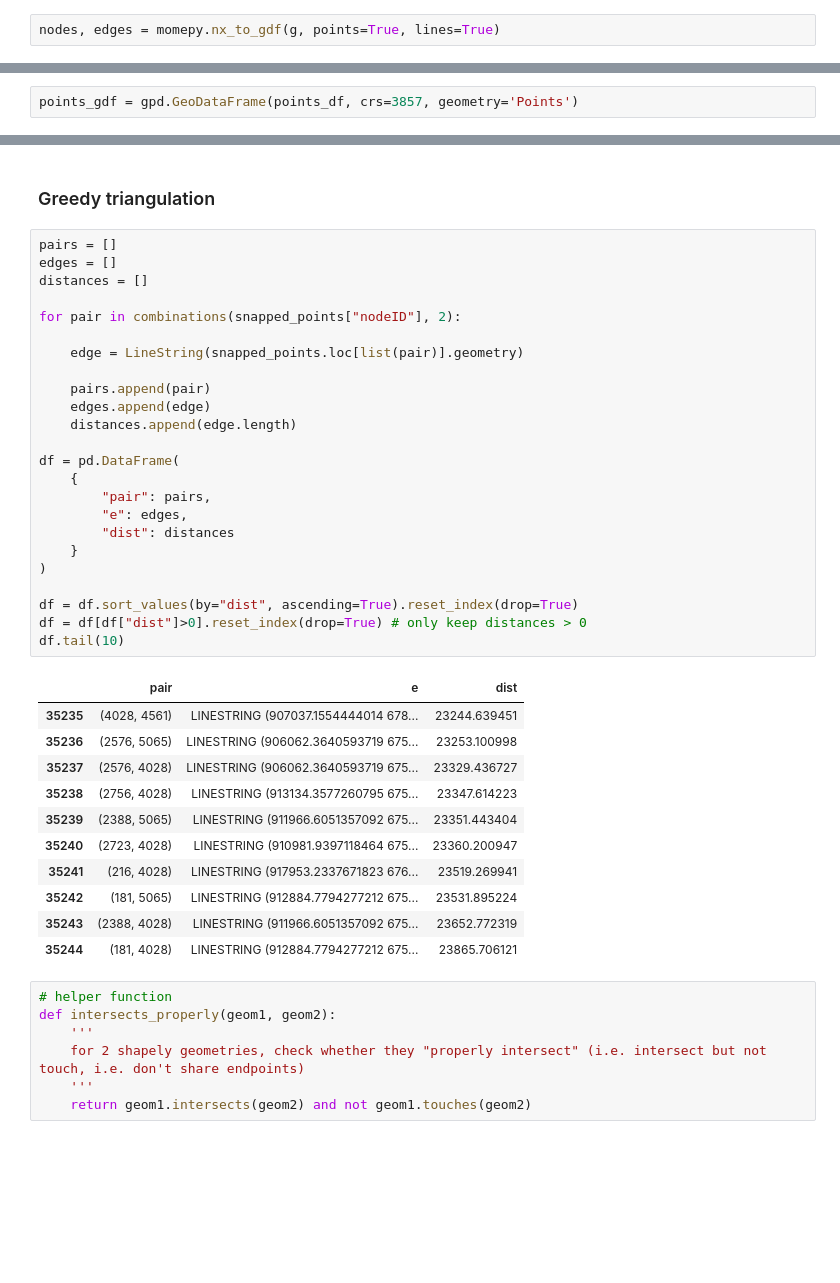
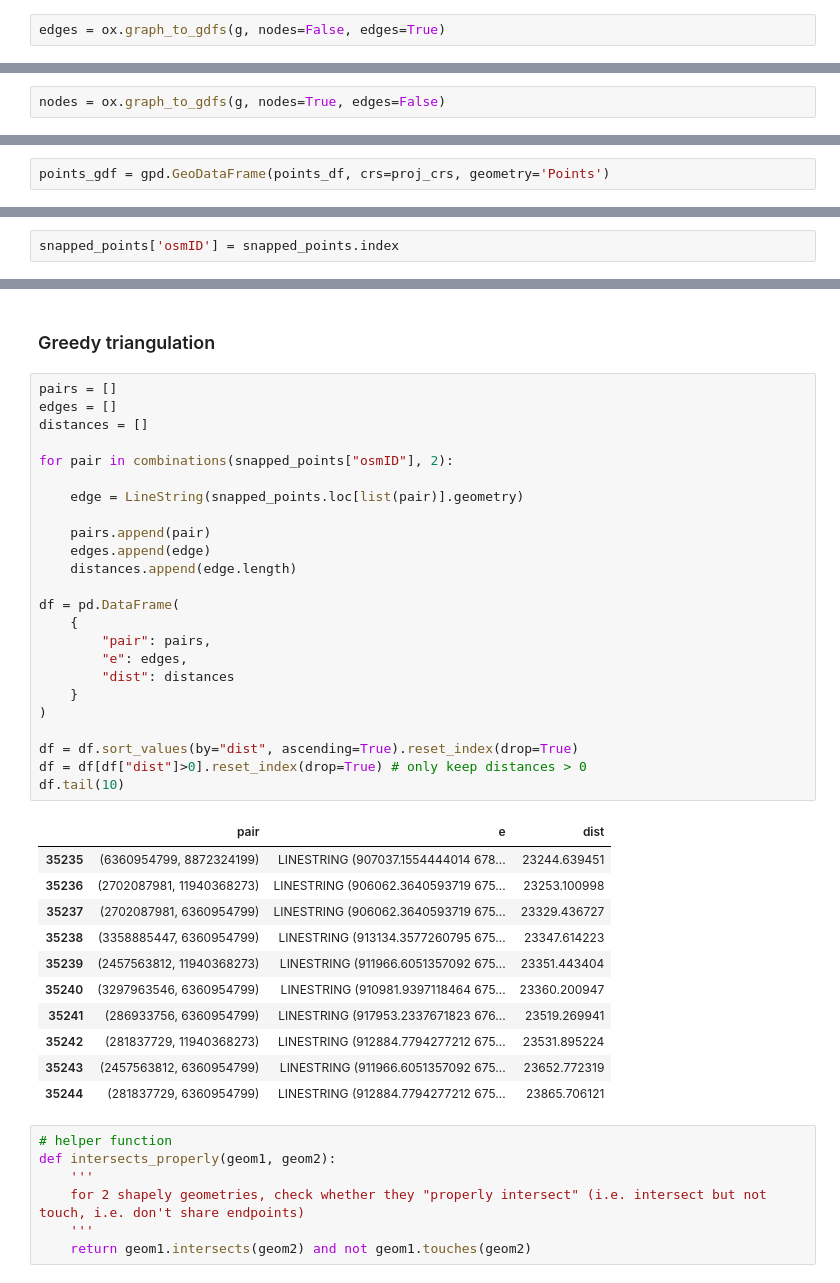
Before and after one commit to BikeNetKit/GrowBikeNet, a Jupyter notebook: GrowBikeMVP.ipynb, the cells around one changed output, grey strips where cells are left out. Saved outputs shown, nothing was run; the diff lists cells and outputs as text; blank space fills up the shorter version.

```diff
--- a/GrowBikeMVP.ipynb
+++ b/GrowBikeMVP.ipynb
@@ -35,7 +35,7 @@ ox.plot_graph(g, figsize=(10, 10))
 # %% [markdown]
 ### Save Data
 # %%
-nodes, edges = momepy.nx_to_gdf(g, points=True, lines=True)
+edges = ox.graph_to_gdfs(g, nodes=False, edges=True)
 # %%
 edges_gdf = gpd.GeoDataFrame(edges, crs=orig_crs)
 # %%
@@ -57,5 +58,7 @@ edges_gdf
 # %%
 edges_gdf.to_crs(proj_crs, inplace=True)
+# %%
+nodes = ox.graph_to_gdfs(g, nodes=True, edges=False)
 # %%
 nodes.to_crs(proj_crs, inplace=True)
 # %%
@@ -103,5 +106,5 @@ points_df
 | 301 | POINT (919026.2428 6763923.1417) |
 302 rows × 1 columns
 # %%
-points_gdf = gpd.GeoDataFrame(points_df, crs=3857, geometry='Points')
+points_gdf = gpd.GeoDataFrame(points_df, crs=proj_crs, geometry='Points')
 # %%
@@ -185 +189,3 @@ snapped_points
 266 rows × 2 columns
+# %%
+snapped_points['osmID'] = snapped_points.index
@@ -193,39 +216,39 @@ snapped_points.plot()
 # %%
 pairs = []
 edges = []
 distances = []
 
-for pair in combinations(snapped_points["nodeID"], 2):
+for pair in combinations(snapped_points["osmID"], 2):
 
     edge = LineString(snapped_points.loc[list(pair)].geometry)
 
     pairs.append(pair)
     edges.append(edge)
     distances.append(edge.length)
 
 df = pd.DataFrame(
     {
         "pair": pairs,
         "e": edges,
         "dist": distances
     }
 )
 
 df = df.sort_values(by="dist", ascending=True).reset_index(drop=True)
 df = df[df["dist"]>0].reset_index(drop=True) # only keep distances > 0
 df.tail(10)
 # %% [output]
 |  | pair | e | dist |
-| 35235 | (4028, 4561) | LINESTRING (907037.1554444014 678... | 23244.639451 |
-| 35236 | (2576, 5065) | LINESTRING (906062.3640593719 675... | 23253.100998 |
-| 35237 | (2576, 4028) | LINESTRING (906062.3640593719 675... | 23329.436727 |
-| 35238 | (2756, 4028) | LINESTRING (913134.3577260795 675... | 23347.614223 |
-| 35239 | (2388, 5065) | LINESTRING (911966.6051357092 675... | 23351.443404 |
-| 35240 | (2723, 4028) | LINESTRING (910981.9397118464 675... | 23360.200947 |
-| 35241 | (216, 4028) | LINESTRING (917953.2337671823 676... | 23519.269941 |
-| 35242 | (181, 5065) | LINESTRING (912884.7794277212 675... | 23531.895224 |
-| 35243 | (2388, 4028) | LINESTRING (911966.6051357092 675... | 23652.772319 |
-| 35244 | (181, 4028) | LINESTRING (912884.7794277212 675... | 23865.706121 |
+| 35235 | (6360954799, 8872324199) | LINESTRING (907037.1554444014 678... | 23244.639451 |
+| 35236 | (2702087981, 11940368273) | LINESTRING (906062.3640593719 675... | 23253.100998 |
+| 35237 | (2702087981, 6360954799) | LINESTRING (906062.3640593719 675... | 23329.436727 |
+| 35238 | (3358885447, 6360954799) | LINESTRING (913134.3577260795 675... | 23347.614223 |
+| 35239 | (2457563812, 11940368273) | LINESTRING (911966.6051357092 675... | 23351.443404 |
+| 35240 | (3297963546, 6360954799) | LINESTRING (910981.9397118464 675... | 23360.200947 |
+| 35241 | (286933756, 6360954799) | LINESTRING (917953.2337671823 676... | 23519.269941 |
+| 35242 | (281837729, 11940368273) | LINESTRING (912884.7794277212 675... | 23531.895224 |
+| 35243 | (2457563812, 6360954799) | LINESTRING (911966.6051357092 675... | 23652.772319 |
+| 35244 | (281837729, 6360954799) | LINESTRING (912884.7794277212 675... | 23865.706121 |
 # %%
 # helper function
 def intersects_properly(geom1, geom2):
```
Also changed, not shown: parts of 31 cells of this notebook.
